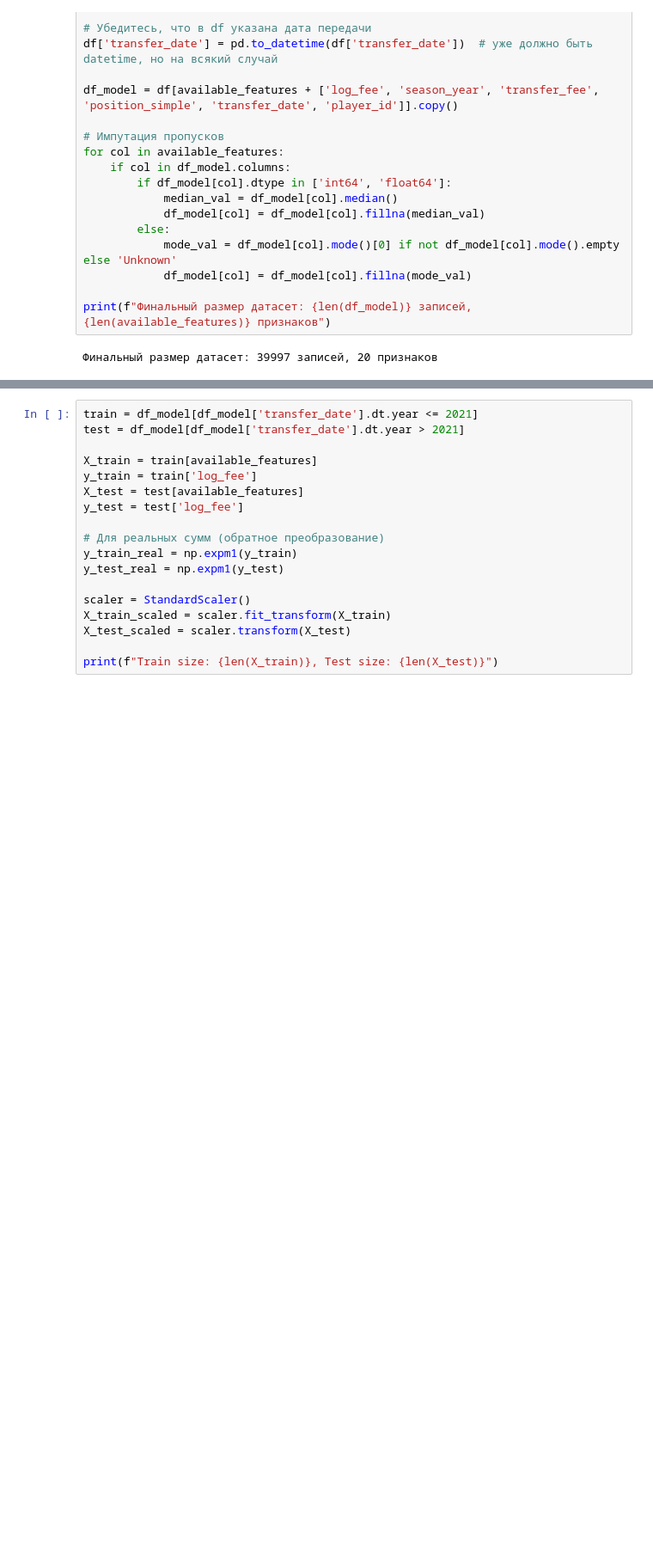
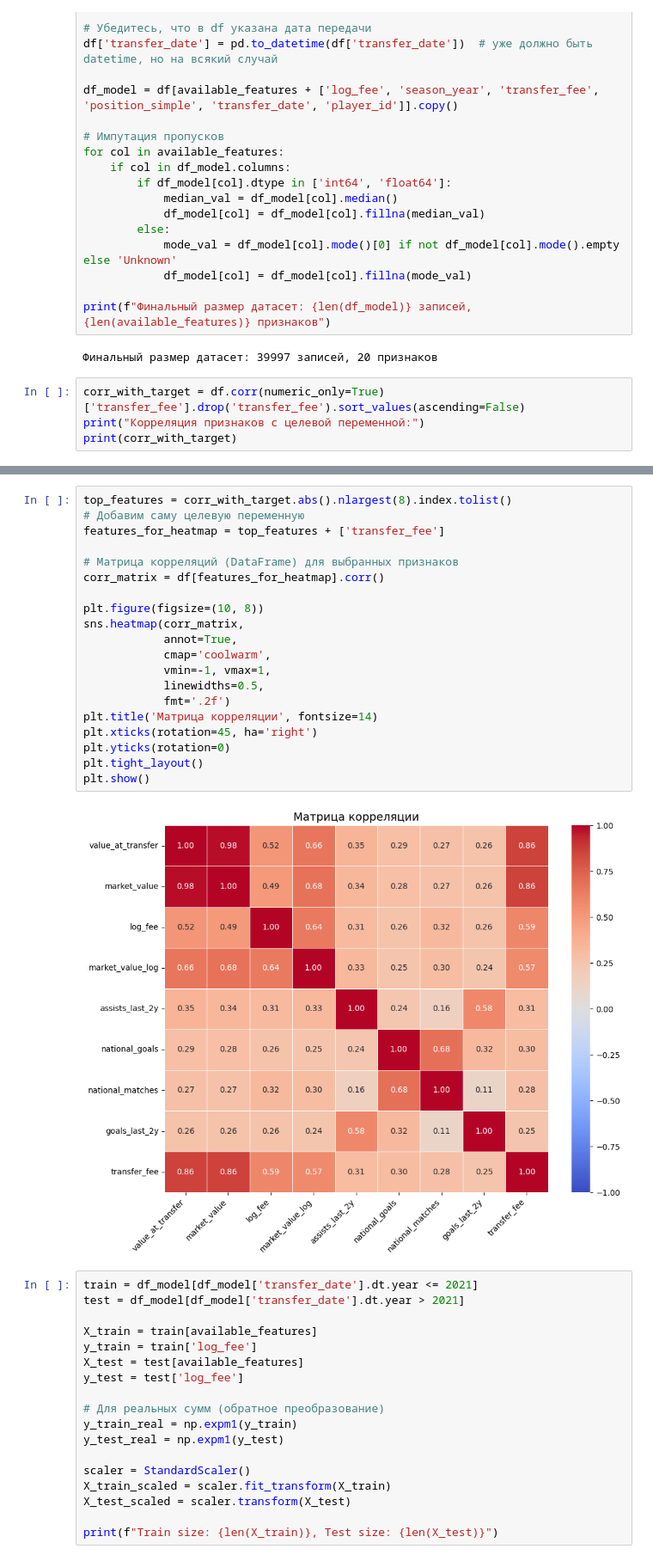
Before and after one commit to Kirill010/RTU-MIREA, a Jupyter notebook: 4 курс/8 семестр/Преддипломная практика/Коды/DIPLOM.ipynb, the cells around one changed output, grey strips where cells are left out. Shown at 86% size. Drawn from its saved outputs; the diff is of its cells as text; blank space fills up the shorter version.

```diff
--- a/4 курс/8 семестр/Преддипломная практика/Коды/DIPLOM.ipynb
+++ b/4 курс/8 семестр/Преддипломная практика/Коды/DIPLOM.ipynb
@@ -327,3 +421,7 @@ for col in available_features:
 print(f"Финальный размер датасет: {len(df_model)} записей, {len(available_features)} признаков")
 # %% [output]
 Финальный размер датасет: 39997 записей, 20 признаков
+# %%
+corr_with_target = df.corr(numeric_only=True)['transfer_fee'].drop('transfer_fee').sort_values(ascending=False)
+print("Корреляция признаков с целевой переменной:")
+print(corr_with_target)
@@ -330,3 +446,25 @@ print(f"Финальный размер датасет: {len(df_model)} запи
+# %%
+top_features = corr_with_target.abs().nlargest(8).index.tolist()
+# Добавим саму целевую переменную
+features_for_heatmap = top_features + ['transfer_fee']
+
+# Матрица корреляций (DataFrame) для выбранных признаков
+corr_matrix = df[features_for_heatmap].corr()
+
+plt.figure(figsize=(10, 8))
+sns.heatmap(corr_matrix,
+            annot=True,
+            cmap='coolwarm',
+            vmin=-1, vmax=1,
+            linewidths=0.5,
+            fmt='.2f')
+plt.title('Матрица корреляции', fontsize=14)
+plt.xticks(rotation=45, ha='right')
+plt.yticks(rotation=0)
+plt.tight_layout()
+plt.show()
+# %% [output]
+[figure, added]
 # %%
 train = df_model[df_model['transfer_date'].dt.year <= 2021]
 test = df_model[df_model['transfer_date'].dt.year > 2021]
```
Also changed, not shown: parts of 12 cells of this notebook, 6 other files.
